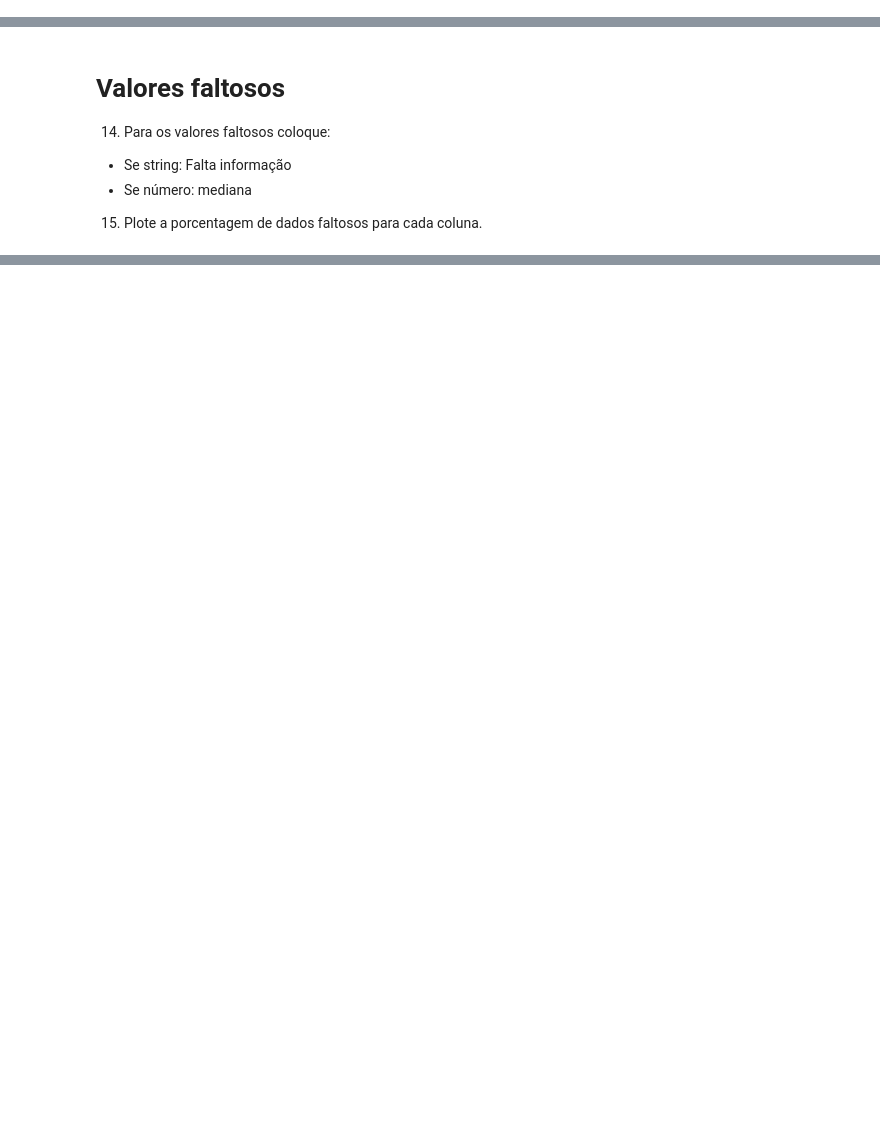
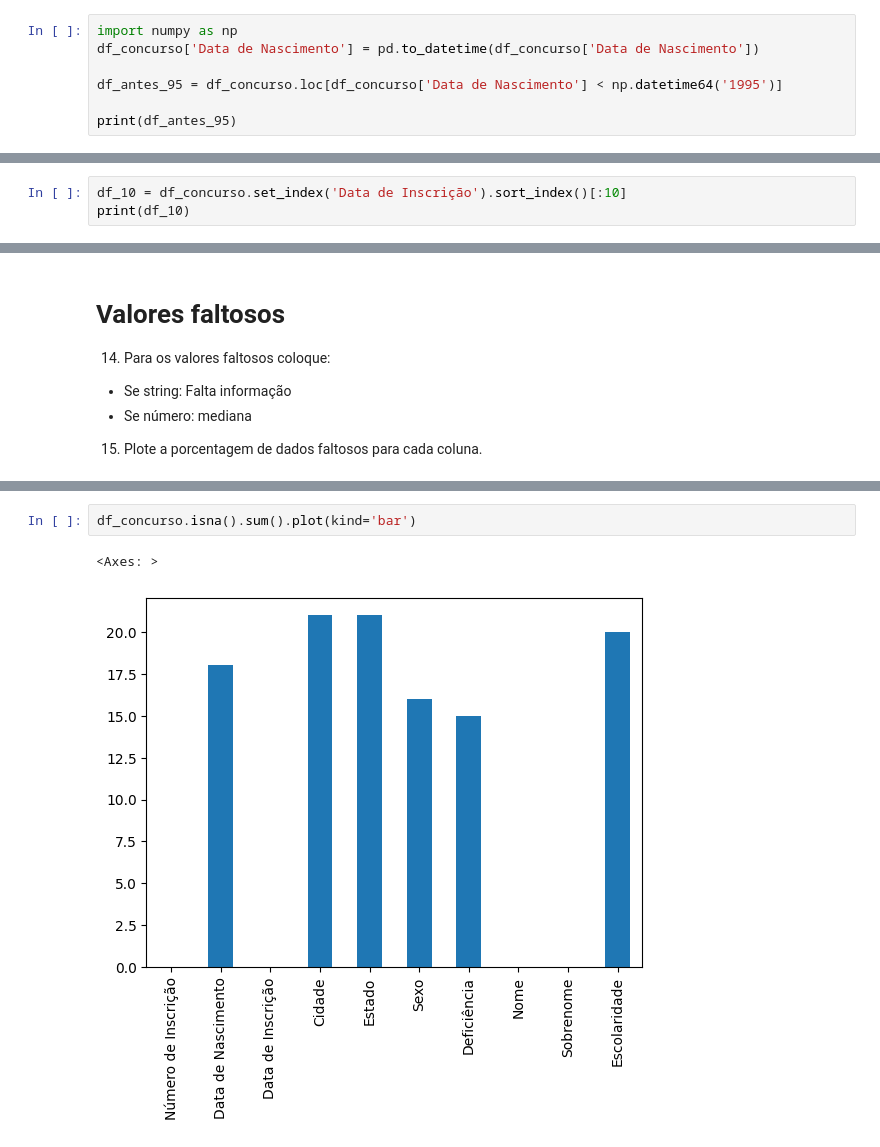
Before and after one commit to naticost/DataAnalytics, a Jupyter notebook: Python/Pandas/[Notebook]_Python_para_Dados_Pandas.ipynb, the cells around one changed output, grey strips where cells are left out. Drawn from its saved outputs; the diff is of its cells as text; blank space fills up the shorter version.

Commit message:
indexação, fatiamento e valores faltosos

```diff
--- a/Python/Pandas/[Notebook]_Python_para_Dados_Pandas.ipynb
+++ b/Python/Pandas/[Notebook]_Python_para_Dados_Pandas.ipynb
@@ -189,0 +213,7 @@ Temos como base inscrições em um concurso público, utilizando indexação ret
+# %%
+import numpy as np
+df_concurso['Data de Nascimento'] = pd.to_datetime(df_concurso['Data de Nascimento'])
+
+df_antes_95 = df_concurso.loc[df_concurso['Data de Nascimento'] < np.datetime64('1995')]
+
+print(df_antes_95)
@@ -189,0 +238,3 @@ Temos como base inscrições em um concurso público, utilizando indexação ret
+# %%
+df_10 = df_concurso.set_index('Data de Inscrição').sort_index()[:10]
+print(df_10)
@@ -196,0 +309,5 @@ Temos como base inscrições em um concurso público, utilizando indexação ret
+# %%
+df_concurso.isna().sum().plot(kind='bar')
+# %% [output]
+<Axes: >
+[figure, added]
```
Also changed, not shown: parts of 7 cells of this notebook, 2 other files.
